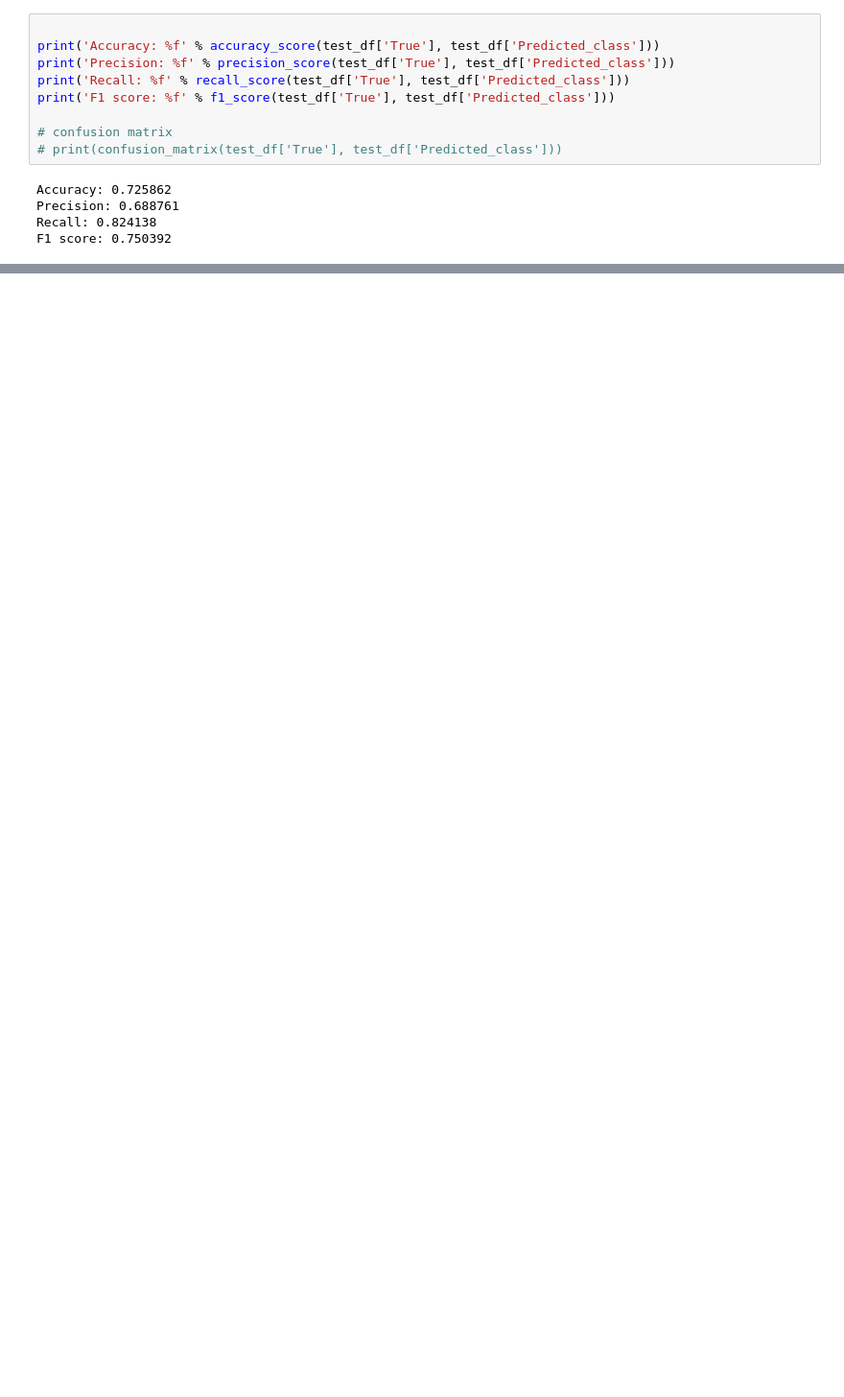
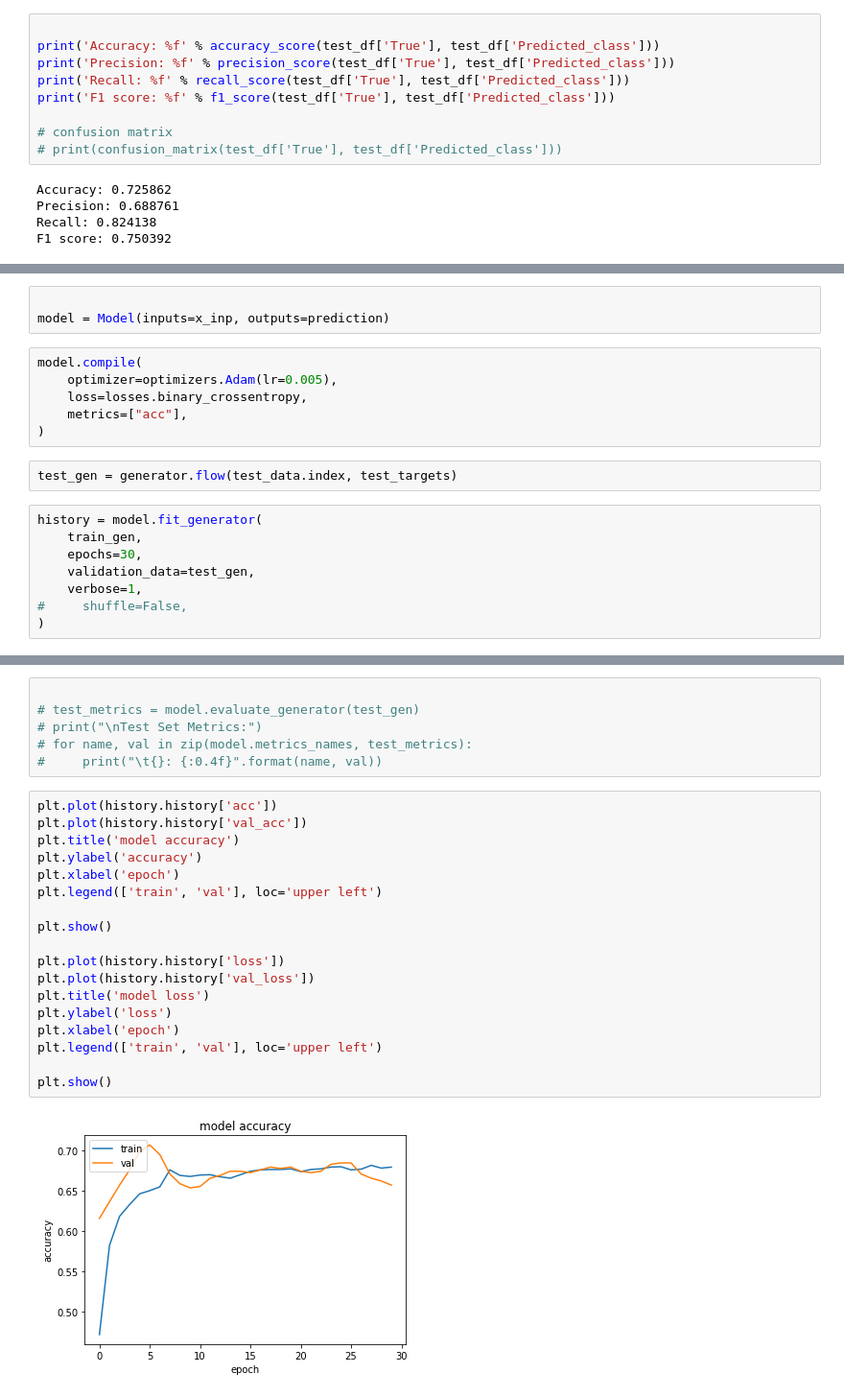
Before and after one commit to Aveek-Saha/TwitterFakeNet, a Jupyter notebook: GNN.ipynb, the cells around one changed output, grey strips where cells are left out. Shown at 96% size. Cells and saved outputs as stored; diff of their text form; blank space fills up the shorter version.

Commit message:
Train GCN

```diff
--- a/GNN.ipynb
+++ b/GNN.ipynb
@@ -361,0 +373,19 @@ F1 score: 0.750392
+# %%
+
+model = Model(inputs=x_inp, outputs=prediction)
+# %%
+model.compile(
+    optimizer=optimizers.Adam(lr=0.005),
+    loss=losses.binary_crossentropy,
+    metrics=["acc"],
+)
+# %%
+test_gen = generator.flow(test_data.index, test_targets)
+# %%
+history = model.fit_generator(
+    train_gen,
+    epochs=30,
+    validation_data=test_gen,
+    verbose=1,
+#     shuffle=False,
+)
@@ -361,0 +410,26 @@ F1 score: 0.750392
+# %%
+
+# test_metrics = model.evaluate_generator(test_gen)
+# print("\nTest Set Metrics:")
+# for name, val in zip(model.metrics_names, test_metrics):
+#     print("\t{}: {:0.4f}".format(name, val))
+# %%
+plt.plot(history.history['acc'])
+plt.plot(history.history['val_acc'])
+plt.title('model accuracy')
+plt.ylabel('accuracy')
+plt.xlabel('epoch')
+plt.legend(['train', 'val'], loc='upper left')
+
+plt.show()
+
+plt.plot(history.history['loss'])
+plt.plot(history.history['val_loss'])
+plt.title('model loss')
+plt.ylabel('loss')
+plt.xlabel('epoch')
+plt.legend(['train', 'val'], loc='upper left')
+
+plt.show()
+# %% [output]
+[figure, added]
```
Also changed, not shown: parts of 27 cells of this notebook, 1 other file.
